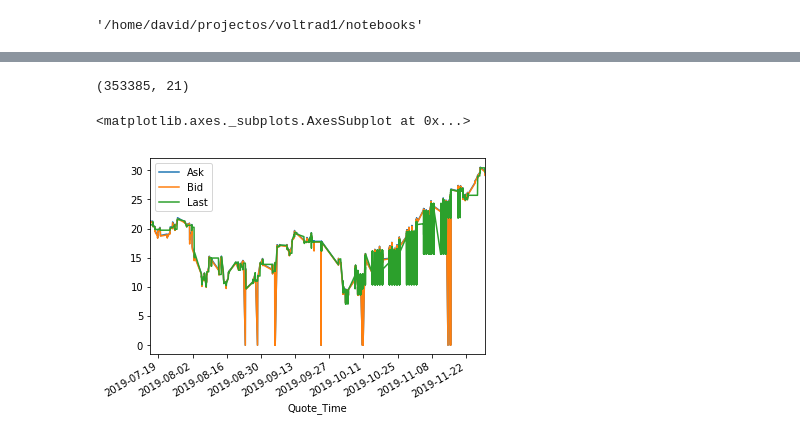
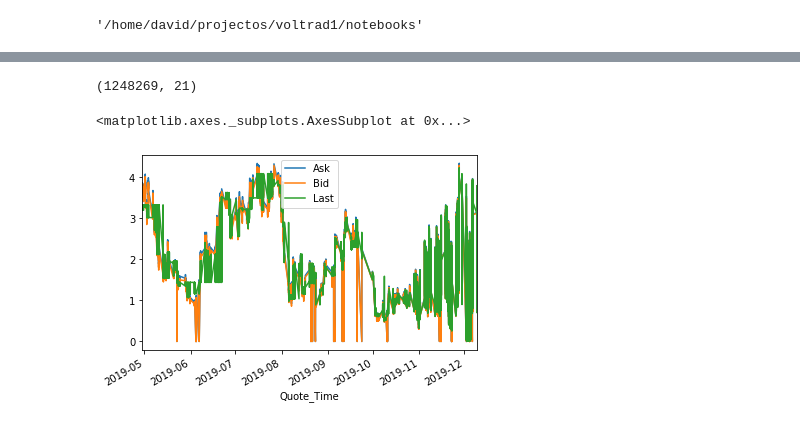
Before and after one commit to OZ-T/voltrad1, a Jupyter notebook: notebooks/Analytics.ipynb, the cells around one changed output, grey strips where cells are left out. Cells and saved outputs as stored; diff of their text form; code cells hidden in the pictures.

```diff
--- a/notebooks/Analytics.ipynb
+++ b/notebooks/Analytics.ipynb
@@ -12,7 +13,7 @@ import numpy as np
 # %%
 import persist.sqlite_methods as pp
 
-df= pp.get_yahoo_option_dataframe("SPY", "2019-11", "", "")
+df= pp.get_yahoo_option_dataframe("SPY", "2019-12", "", "")
 df.columns
 df[df["Strike"]==206]
 subset_df=df.iloc[(df['Strike'] - df['Underlying_Price']).abs().argsort()[:4]]
@@ -27,18 +28,18 @@ subset_df
 # %%
 df.shape
 # %% [output]
-(353385, 21)
+(1248269, 21)
 # %%
-df2 = df[(df.Strike == 285.0) & (df.Type == "call")]
+df2 = df[(df.Strike == 314.0) & (df.Type == "call")]
 x_col = 'Quote_Time'
 y_cols = ['Ask','Bid','Last']
 df2=df2.loc[:,[x_col] + y_cols].dropna()
 df2.loc[:,y_cols] \
     = df2.loc[:,y_cols].apply(pd.to_numeric, errors='coerce')
 df2.loc[:,x_col]=pd.to_datetime(df2.loc[:,x_col], format="%Y-%m-%d %H:%M:%S")
 df2.index = df2[x_col]
 del df2[x_col]
 df2.plot()
 # %% [output]
 <matplotlib.axes._subplots.AxesSubplot at 0x...>
-[figure, old version]
+[figure, new version]
```
Also changed, not shown: parts of 3 cells of this notebook.
